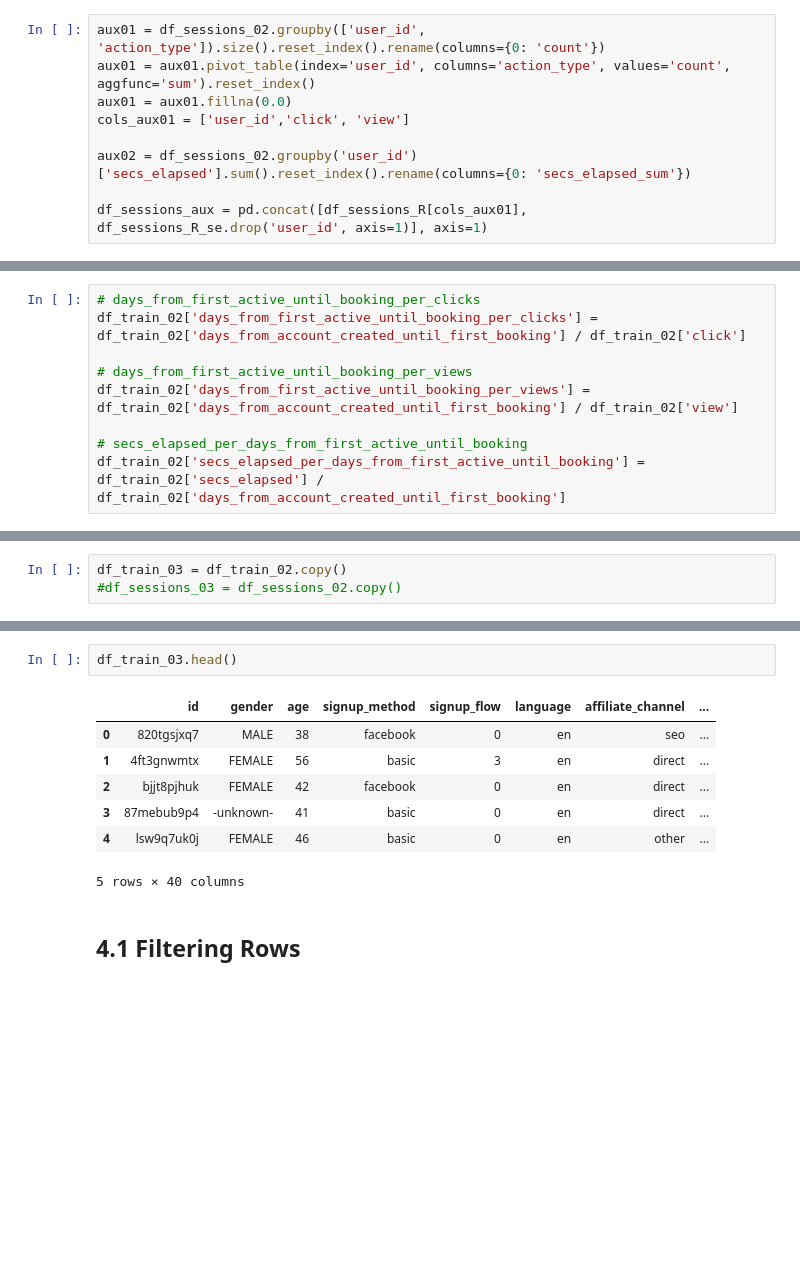
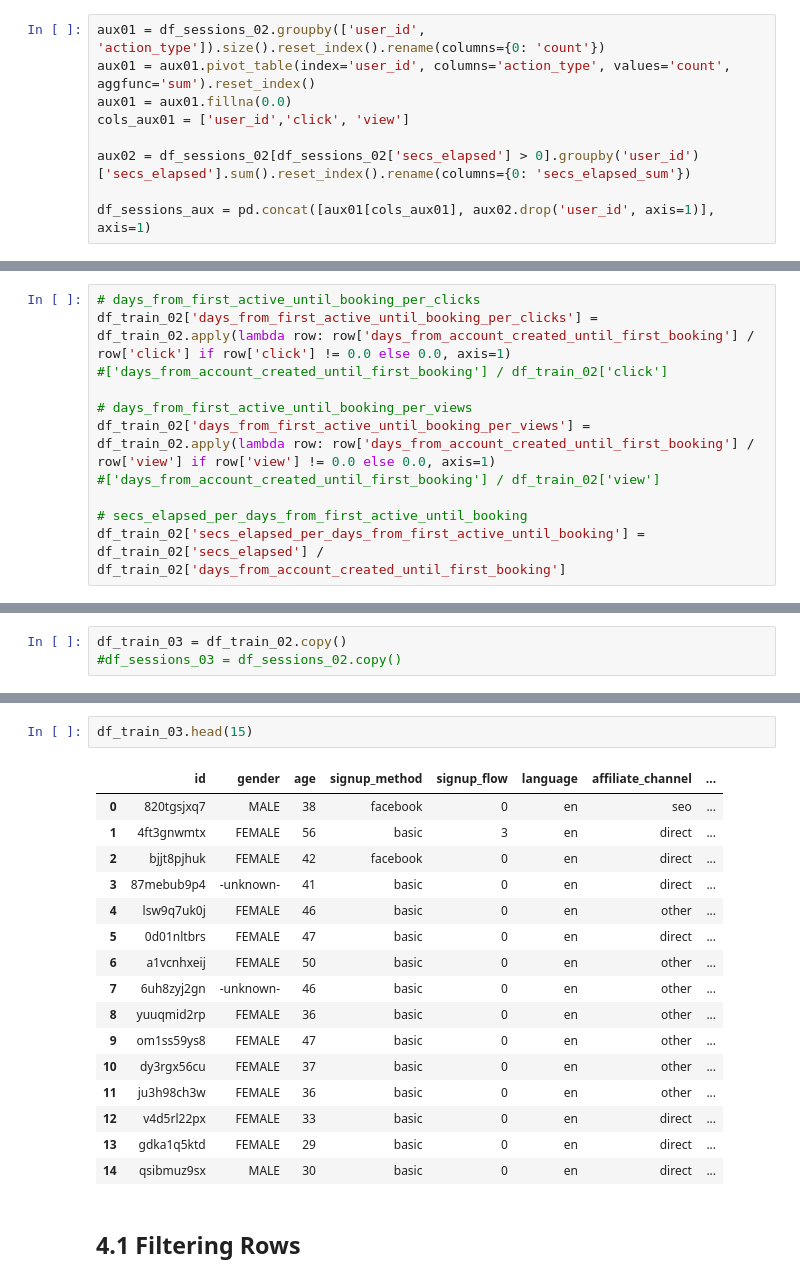
Before and after one commit to FabioCaffarello/airbnb-first-booking, a Jupyter notebook: 02-Notebooks/cycle03_airbnb_first_booking.ipynb, the cells around one changed output, grey strips where cells are left out. Saved outputs shown, nothing was run; the diff lists cells and outputs as text; blank space fills up the shorter version.

Commit message:
cycle03 sessions features

```diff
--- a/02-Notebooks/cycle03_airbnb_first_booking.ipynb
+++ b/02-Notebooks/cycle03_airbnb_first_booking.ipynb
@@ -518,9 +543,9 @@ aux01 = aux01.pivot_table(index='user_id', columns='action_type', values='count'
 aux01 = aux01.fillna(0.0)
 cols_aux01 = ['user_id','click', 'view']
 
-aux02 = df_sessions_02.groupby('user_id')['secs_elapsed'].sum().reset_index().rename(columns={0: 'secs_elapsed_sum'})
+aux02 = df_sessions_02[df_sessions_02['secs_elapsed'] > 0].groupby('user_id')['secs_elapsed'].sum().reset_index().rename(columns={0: 'secs_elapsed_sum'})
 
-df_sessions_aux = pd.concat([df_sessions_R[cols_aux01], df_sessions_R_se.drop('user_id', axis=1)], axis=1)
+df_sessions_aux = pd.concat([aux01[cols_aux01], aux02.drop('user_id', axis=1)], axis=1)
 # %%
 # secs_elapsed_per_view
 df_sessions_aux['secs_elapsed_per_view'] = df_sessions_aux['secs_elapsed'] / df_sessions_aux['view']
@@ -536,10 +561,12 @@ df_sessions_aux['view_per_click'] = df_sessions_aux['view'] / df_sessions_aux['c
 df_train_02 =  pd.merge(df_train_02, df_sessions_aux, how='left', left_on='id', right_on='user_id').drop(['user_id'], axis=1).fillna(0.0)
 # %%
 # days_from_first_active_until_booking_per_clicks
-df_train_02['days_from_first_active_until_booking_per_clicks'] = df_train_02['days_from_account_created_until_first_booking'] / df_train_02['click']
+df_train_02['days_from_first_active_until_booking_per_clicks'] = df_train_02.apply(lambda row: row['days_from_account_created_until_first_booking'] / row['click'] if row['click'] != 0.0 else 0.0, axis=1)
+#['days_from_account_created_until_first_booking'] / df_train_02['click']
 
 # days_from_first_active_until_booking_per_views
-df_train_02['days_from_first_active_until_booking_per_views'] = df_train_02['days_from_account_created_until_first_booking'] / df_train_02['view']
+df_train_02['days_from_first_active_until_booking_per_views'] = df_train_02.apply(lambda row: row['days_from_account_created_until_first_booking'] / row['view'] if row['view'] != 0.0 else 0.0, axis=1)
+#['days_from_account_created_until_first_booking'] / df_train_02['view']
 
 # secs_elapsed_per_days_from_first_active_until_booking
 df_train_02['secs_elapsed_per_days_from_first_active_until_booking'] = df_train_02['secs_elapsed'] / df_train_02['days_from_account_created_until_first_booking']
@@ -551,13 +600,22 @@ df_train_03 = df_train_02.copy()
 # %%
-df_train_03.head()
+df_train_03.head(15)
 # %% [output]
 |  | id | gender | age | signup_method | signup_flow | language | affiliate_channel | ... |
 | 0 | 820tgsjxq7 | MALE | 38 | facebook | 0 | en | seo | ... |
 | 1 | 4ft3gnwmtx | FEMALE | 56 | basic | 3 | en | direct | ... |
 | 2 | bjjt8pjhuk | FEMALE | 42 | facebook | 0 | en | direct | ... |
 | 3 | 87mebub9p4 | -unknown- | 41 | basic | 0 | en | direct | ... |
 | 4 | lsw9q7uk0j | FEMALE | 46 | basic | 0 | en | other | ... |
+| 5 | 0d01nltbrs | FEMALE | 47 | basic | 0 | en | direct | ... |
+| 6 | a1vcnhxeij | FEMALE | 50 | basic | 0 | en | other | ... |
+| 7 | 6uh8zyj2gn | -unknown- | 46 | basic | 0 | en | other | ... |
+| 8 | yuuqmid2rp | FEMALE | 36 | basic | 0 | en | other | ... |
+| 9 | om1ss59ys8 | FEMALE | 47 | basic | 0 | en | other | ... |
+| 10 | dy3rgx56cu | FEMALE | 37 | basic | 0 | en | other | ... |
+| 11 | ju3h98ch3w | FEMALE | 36 | basic | 0 | en | other | ... |
+| 12 | v4d5rl22px | FEMALE | 33 | basic | 0 | en | direct | ... |
+| 13 | gdka1q5ktd | FEMALE | 29 | basic | 0 | en | direct | ... |
+| 14 | qsibmuz9sx | MALE | 30 | basic | 0 | en | direct | ... |
-5 rows × 40 columns
 # %% [markdown]
 ## 4.1 Filtering Rows
 # %%
```
Also changed, not shown: parts of 12 cells of this notebook.
